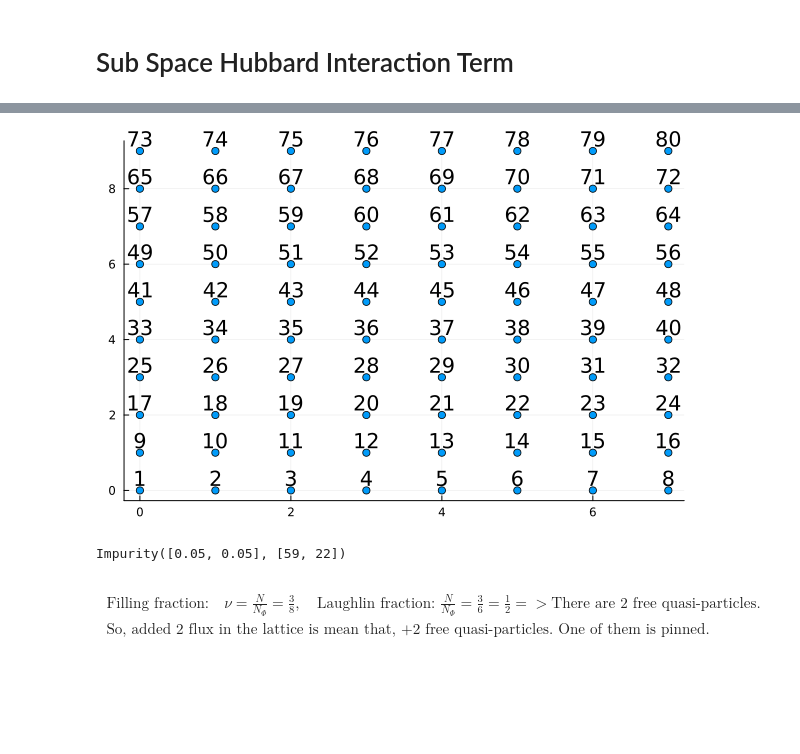
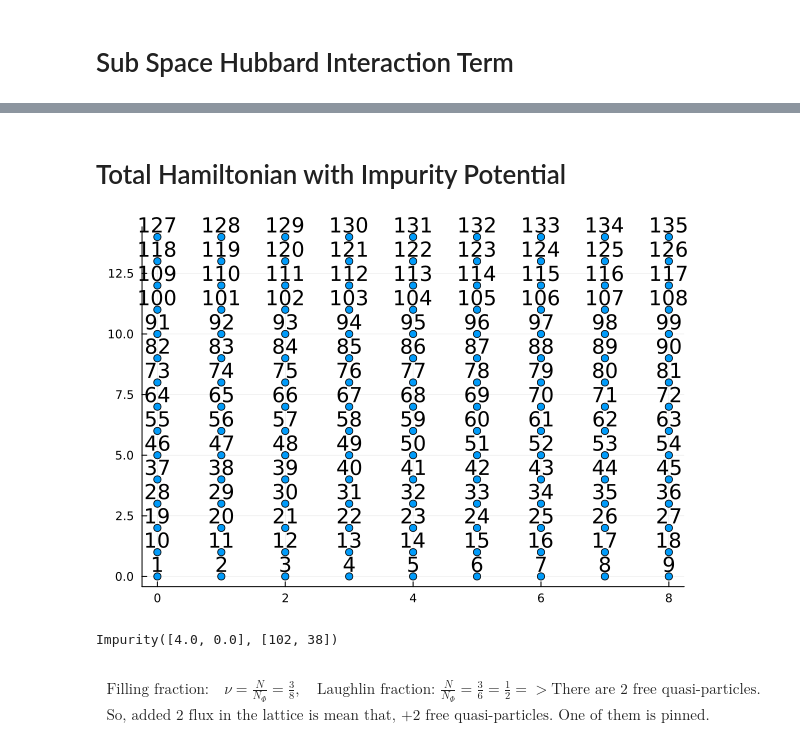
Before and after one commit to Umut-Can-Physics/Kagome-Lattice, a Jupyter notebook: My Numerical Calculations/Many-Body/Hofstadter/Hofstadter First Band Approximation.ipynb, the cells around one changed output, grey strips where cells are left out. Cells and saved outputs as stored; diff of their text form; code cells hidden in the pictures; blank space fills up the shorter version.

```diff
--- a/My Numerical Calculations/Many-Body/Hofstadter/Hofstadter First Band Approximation.ipynb
+++ b/My Numerical Calculations/Many-Body/Hofstadter/Hofstadter First Band Approximation.ipynb
@@ -15,12 +23,12 @@ $\phi=\frac{p}{q}=\frac{p}{N_y}, N_\phi=\phi NxNy=N_x \text{(The number of singl
 # %%
-Nx=8
-Ny=10
+Nx=9
+Ny=15
 N=Nx*Ny
 p=1
 q=Ny
-NPhi = Int(Nx*Ny*(p/q))
+NPhi = Int( Nx * Ny * (p/q) )
 cut_off = NPhi
-PN = [0,1,2,3]
+PN = [0,1,2,3,4]
 U=2;
 # %% [markdown]
 # Sub Space Kinetic Term
@@ -92,14 +105,15 @@ H_Kin.data = H1_MB.data;
 Sub_Number_MB_Operator_List = get_num_mb_op(N, basis_cut_sp, num_sub_list, basis_cut_mb, basis_sub);
 # %%
 Total_H = H_Kin + H_Int;
+# %% [markdown]
+# Total Hamiltonian with Impurity Potential
 # %%
-co = vcat( ( [y x] for x in 0:Ny-1 for y in 0:Nx-1 ) ... )
-scatter(co[:,1],co[:,2], series_annotations = text.([i for i in 1:N], :bottom), legend=false)
+plot_square_lattice(Nx, Ny)
 # %% [output]
-[figure, old version]
+[figure, new version]
 # %%
-V0 = [0.05,0.05]; Imp_Site = [59,22]
+V0 = [4, 0]; Imp_Site = [102, 38]
 Impurity_Data = Impurity(V0, Imp_Site)
 # %% [output]
-Impurity([0.05, 0.05], [59, 22])
+Impurity([4.0, 0.0], [102, 38])
 # %%
```
Also changed, not shown: parts of 80 cells of this notebook, 10 other files.
